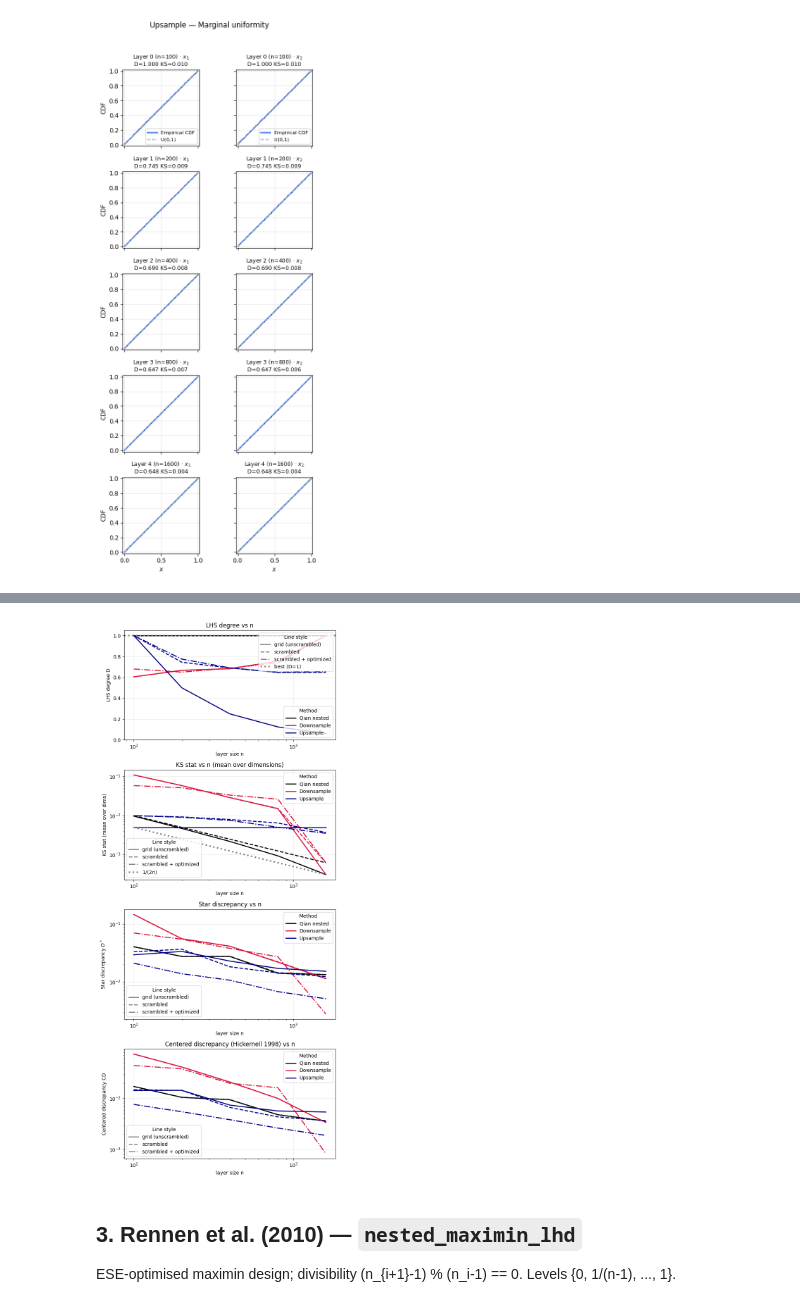
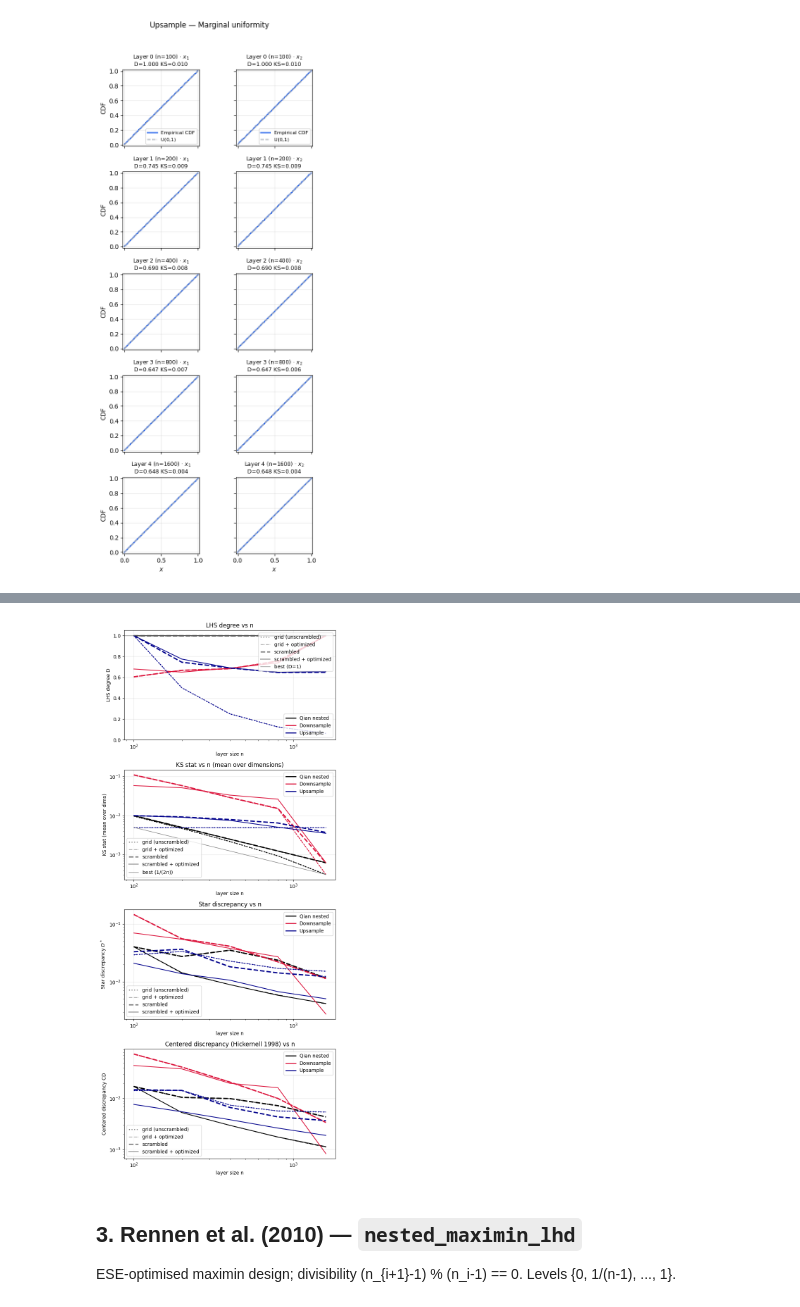
Before and after one commit to kstoreyf/gethypercube, a Jupyter notebook: examples/example_nested.ipynb, the cells around one changed output, grey strips where cells are left out. Drawn from its saved outputs; the diff is of its cells as text; code cells hidden in the pictures.

Commit message:
optimization works!

```diff
--- a/examples/example_nested.ipynb
+++ b/examples/example_nested.ipynb
@@ -356,12 +419,14 @@ rng = np.random.default_rng(17)
 n_max = 1600
 big_lhd = nested_lhd(k=k, m_layers=[n_max], seed=17, scramble=True)[0]
 big_lhd_grid = nested_lhd(k=k, m_layers=[n_max], seed=17, scramble=False)[0]
-big_lhd_opt = stats.qmc.LatinHypercube(d=k, scramble=True, optimization="random-cd", seed=17).random(n=n_max)
+big_lhd_grid_opt = nested_lhd(k=k, m_layers=[n_max], seed=17, scramble=False, optimization="cd", n_iter=1000)[0]
+big_lhd_opt = qmc.LatinHypercube(d=k, scramble=True, optimization="random-cd", seed=17).random(n=n_max)
 idxs = {}
 for n in m_big:
     idxs[n] = rng.choice(n_max, size=n, replace=False)
 layers_downsample = [big_lhd[idxs[n]] for n in m_big]
 layers_downsample_grid = [big_lhd_grid[idxs[n]] for n in m_big]
+layers_downsample_grid_opt = [big_lhd_grid_opt[idxs[n]] for n in m_big]
 layers_downsample_opt = [big_lhd_opt[idxs[n]] for n in m_big]
 print_layer_stats(layers_downsample, "Downsample ")
 plot_marginal_uniformity(layers_downsample, k, title_prefix="Downsample — ")
@@ -384,7 +449,8 @@ n_small = 100
 # Build 16 independent LHDs of size 100 (scrambled, grid, and scrambled+optimized)
 lhd_100_list = [nested_lhd(k=k, m_layers=[n_small], seed=17 + i, scramble=True)[0] for i in range(16)]
 lhd_100_list_grid = [nested_lhd(k=k, m_layers=[n_small], seed=17 + i, scramble=False)[0] for i in range(16)]
-lhd_100_list_opt = [stats.qmc.LatinHypercube(d=k, scramble=True, optimization="random-cd", seed=17 + i).random(n=n_small) for i in range(16)]
+lhd_100_list_grid_opt = [nested_lhd(k=k, m_layers=[n_small], seed=17 + i, scramble=False, optimization="cd", n_iter=1000)[0] for i in range(16)]
+lhd_100_list_opt = [qmc.LatinHypercube(d=k, scramble=True, optimization="random-cd", seed=17 + i).random(n=n_small) for i in range(16)]
 layers_upsample = [
     lhd_100_list[0],
     np.vstack(lhd_100_list[:2]),
@@ -399,6 +465,13 @@ layers_upsample_grid = [
     np.vstack(lhd_100_list_grid[:8]),
     np.vstack(lhd_100_list_grid[:16]),
 ]
+layers_upsample_grid_opt = [
+    lhd_100_list_grid_opt[0],
+    np.vstack(lhd_100_list_grid_opt[:2]),
+    np.vstack(lhd_100_list_grid_opt[:4]),
+    np.vstack(lhd_100_list_grid_opt[:8]),
+    np.vstack(lhd_100_list_grid_opt[:16]),
+]
 layers_upsample_opt = [
     lhd_100_list_opt[0],
     np.vstack(lhd_100_list_opt[:2]),
@@ -422,11 +495,15 @@ sizes = m_big  # [100, 200, 400, 800, 1600]
 rows = []
 for name, layers in [
     ("Qian nested (grid)", layers_qian_grid),
+    ("Qian nested (grid + optimized)", layers_qian_grid_opt),
     ("Qian nested (scrambled)", layers_qian),
+    ("Qian nested (scrambled + optimized)", layers_qian_opt),
     ("Downsample (grid)", layers_downsample_grid),
+    ("Downsample (grid + optimized)", layers_downsample_grid_opt),
     ("Downsample (scrambled)", layers_downsample),
     ("Downsample (scrambled + optimized)", layers_downsample_opt),
     ("Upsample (grid)", layers_upsample_grid),
+    ("Upsample (grid + optimized)", layers_upsample_grid_opt),
     ("Upsample (scrambled)", layers_upsample),
     ("Upsample (scrambled + optimized)", layers_upsample_opt),
 ]:
@@ -457,22 +534,29 @@ from matplotlib.lines import Line2D
 fig, (ax_d, ax_ks, ax_star, ax_cd) = plt.subplots(4, 1, figsize=(7, 4 * 4))
 n_plot = np.array(m_big)
 
+_lw = {":": 2, "-.": 1, "--": 2.5, "-": 1.5}
+
 for name, color, ls in [
-    ("Qian nested (grid)", "black", "-"),
+    ("Qian nested (grid)", "black", ":"),
+    ("Qian nested (grid + optimized)", "black", "-."),
     ("Qian nested (scrambled)", "black", "--"),
-    ("Downsample (grid)", "crimson", "-"),
+    ("Qian nested (scrambled + optimized)", "black", "-"),
+    ("Downsample (grid)", "crimson", ":"),
+    ("Downsample (grid + optimized)", "crimson", "-."),
     ("Downsample (scrambled)", "crimson", "--"),
-    ("Downsample (scrambled + optimized)", "crimson", "-."),
-    ("Upsample (grid)", "darkblue", "-"),
+    ("Downsample (scrambled + optimized)", "crimson", "-"),
+    ("Upsample (grid)", "darkblue", ":"),
+    ("Upsample (grid + optimized)", "darkblue", "-."),
     ("Upsample (scrambled)", "darkblue", "--"),
-    ("Upsample (scrambled + optimized)", "darkblue", "-."),
+    ("Upsample (scrambled + optimized)", "darkblue", "-"),
 ]:
     rows = df[df["Method"] == name]
-    ax_d.plot(rows["n"], rows["D"], color=color, lw=2, ls=ls)
+    lw = _lw[ls]
+    ax_d.plot(rows["n"], rows["D"], color=color, lw=lw, ls=ls)
     ks_mean = rows["KS"].apply(lambda r: np.mean(r))
-    ax_ks.plot(rows["n"], ks_mean, color=color, ls=ls, lw=2)
-    ax_star.plot(rows["n"], rows["D_star"], color=color, lw=2, ls=ls)
-    ax_cd.plot(rows["n"], rows["CD"], color=color, lw=2, ls=ls)
+    ax_ks.plot(rows["n"], ks_mean, color=color, ls=ls, lw=lw)
+    ax_star.plot(rows["n"], rows["D_star"], color=color, lw=lw, ls=ls)
+    ax_cd.plot(rows["n"], rows["CD"], color=color, lw=lw, ls=ls)
 
 # Shared legend handles
 color_handles = [
@@ -481,64 +565,65 @@ color_handles = [
     Line2D([0], [0], color="darkblue", lw=2, label="Upsample"),
 ]
 ls_handles = [
-    Line2D([0], [0], color="gray", lw=2, ls="-", label="grid (unscrambled)"),
-    Line2D([0], [0], color="gray", lw=2, ls="--", label="scrambled"),
-    Line2D([0], [0], color="gray", lw=2, ls="-.", label="scrambled + optimized"),
+    Line2D([0], [0], color="gray", lw=_lw[":"],  ls=":",  label="grid (unscrambled)"),
+    Line2D([0], [0], color="gray", lw=_lw["-."], ls="-.", label="grid + optimized"),
+    Line2D([0], [0], color="gray", lw=_lw["--"], ls="--", label="scrambled"),
+    Line2D([0], [0], color="gray", lw=_lw["-"],  ls="-",  label="scrambled + optimized"),
 ]
 
 # Row 1: LHS degree D
-ax_d.axhline(1.0, color="gray", ls=":", lw=3)
+ax_d.axhline(1.0, color="gray", ls="-", lw=1)
 ax_d.set_ylabel("LHS degree D")
 ax_d.set_xlabel("layer size n")
 ax_d.set_title("LHS degree vs n")
-leg1 = ax_d.legend(handles=color_handles, loc="lower right", title="Method")
+leg1 = ax_d.legend(handles=color_handles, loc="lower right")
 ax_d.add_artist(leg1)
-ax_d.legend(handles=ls_handles + [Line2D([0], [0], color="gray", lw=3, ls=":", label="best (D=1)")],
-            loc="upper right", title="Line style")
+ax_d.legend(handles=ls_handles + [Line2D([0], [0], color="gray", lw=1, ls="-", label="best (D=1)")],
+            loc="upper right")
 ax_d.set_xscale("log")
 ax_d.set_ylim(0, 1.05)
 ax_d.grid(True, alpha=0.3)
 
 # Row 2: KS stat (mean over dims)
 n_ref = np.logspace(np.log10(np.min(n_plot)), np.log10(np.max(n_plot)), 200)
-ax_ks.plot(n_ref, 1 / (2 * n_ref), color="gray", ls=":", lw=3)
+ax_ks.plot(n_ref, 1 / (2 * n_ref), color="gray", ls="-", lw=1)
 ax_ks.set_ylabel("KS stat (mean over dims)")
 ax_ks.set_xlabel("layer size n")
 ax_ks.set_title("KS stat vs n (mean over dimensions)")
-leg2 = ax_ks.legend(handles=color_handles, loc="upper right", title="Method")
+leg2 = ax_ks.legend(handles=color_handles, loc="upper right")
 ax_ks.add_artist(leg2)
-ax_ks.legend(handles=ls_handles + [Line2D([0], [0], color="gray", lw=3, ls=":", label=r"$1/(2n)$")],
-             loc="lower left", title="Line style")
+ax_ks.legend(handles=ls_handles + [Line2D([0], [0], color="gray", lw=1, ls="-", label=r"best ($1/(2n)$)")],
+             loc="lower left")
 ax_ks.set_xscale("log")
 ax_ks.set_yscale("log")
 ax_ks.grid(True, alpha=0.3)
 
 # Row 3: Star discrepancy D*
 ax_star.set_ylabel("Star discrepancy $D^*$")
 ax_star.set_xlabel("layer size n")
 ax_star.set_title("Star discrepancy vs n")
-leg3 = ax_star.legend(handles=color_handles, loc="upper right", title="Method")
+leg3 = ax_star.legend(handles=color_handles, loc="upper right")
 ax_star.add_artist(leg3)
-ax_star.legend(handles=ls_handles, loc="lower left", title="Line style")
+ax_star.legend(handles=ls_handles, loc="lower left")
 ax_star.set_xscale("log")
 ax_star.set_yscale("log")
 ax_star.grid(True, alpha=0.3)
 
 # Row 4: Centered discrepancy CD
 ax_cd.set_ylabel("Centered discrepancy CD")
 ax_cd.set_xlabel("layer size n")
 ax_cd.set_title("Centered discrepancy (Hickernell 1998) vs n")
-leg4 = ax_cd.legend(handles=color_handles, loc="upper right", title="Method")
+leg4 = ax_cd.legend(handles=color_handles, loc="upper right")
 ax_cd.add_artist(leg4)
-ax_cd.legend(handles=ls_handles, loc="lower left", title="Line style")
+ax_cd.legend(handles=ls_handles, loc="lower left")
 ax_cd.set_xscale("log")
 ax_cd.set_yscale("log")
 ax_cd.grid(True, alpha=0.3)
 
 plt.tight_layout()
 plt.show()
 # %% [output]
-[figure, old version]
+[figure, new version]
 # %% [markdown]
 ## 3. Rennen et al. (2010) — `nested_maximin_lhd`
 
```
Also changed, not shown: parts of 19 cells of this notebook, 1 other file.
